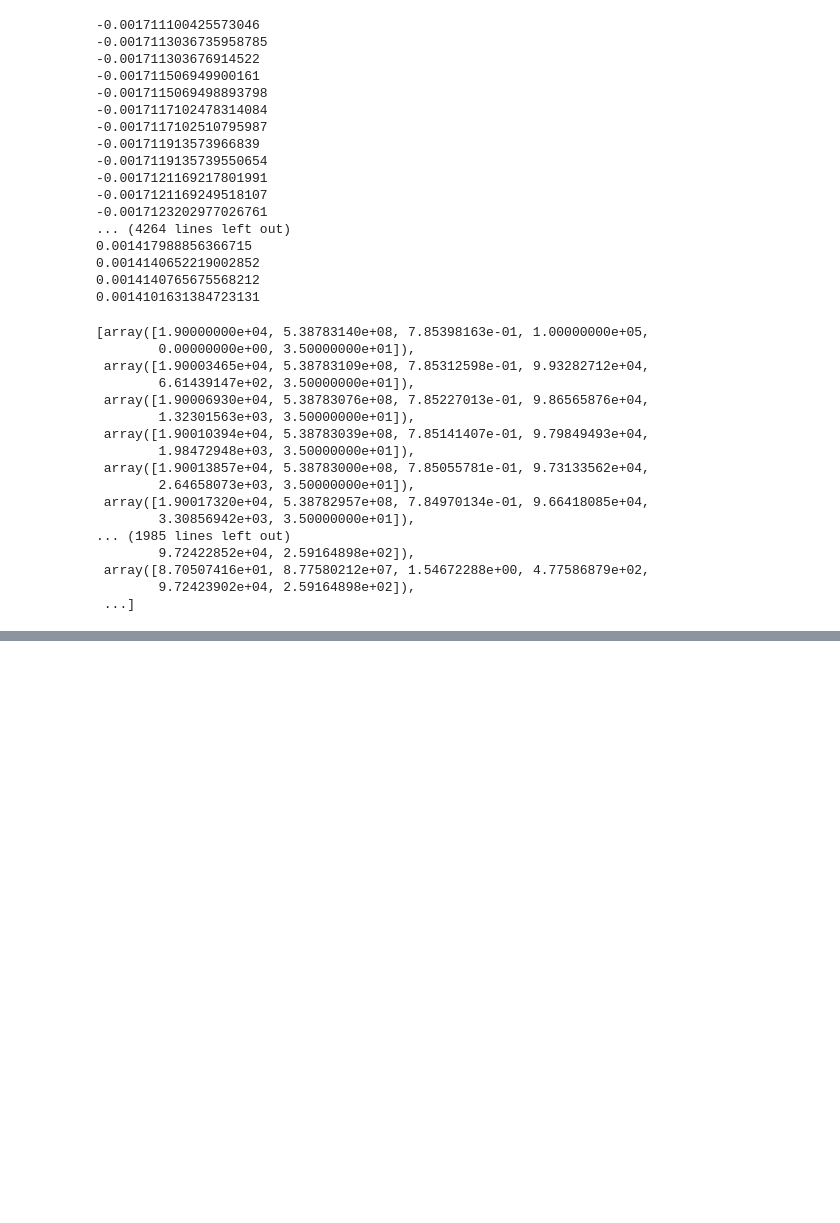
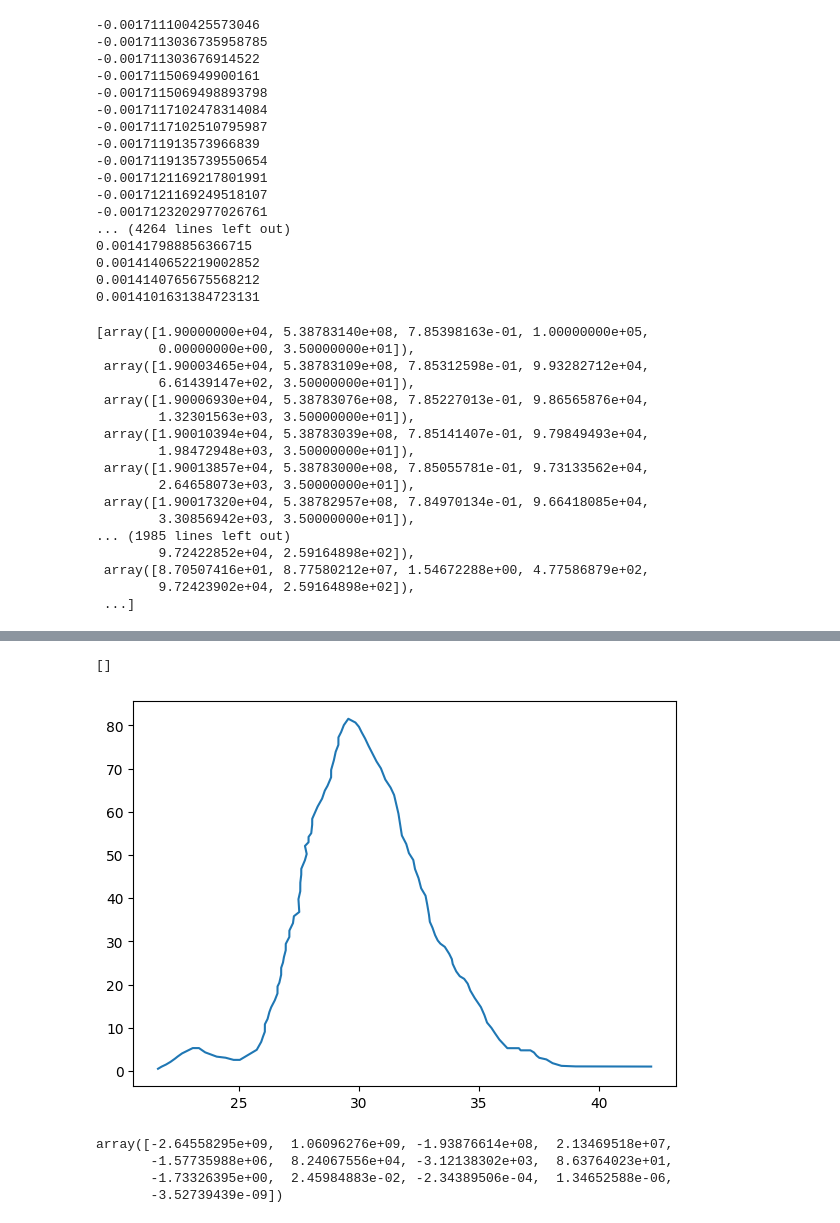
Before and after one commit to acse-zy622/ACS-1-Armageddon, a Jupyter notebook: armageddon/solver1.ipynb, the cells around one changed output, grey strips where cells are left out. Saved outputs shown, nothing was run; the diff lists cells and outputs as text; code cells hidden in the pictures; blank space fills up the shorter version.

```diff
--- a/armageddon/solver1.ipynb
+++ b/armageddon/solver1.ipynb
@@ -408,0 +331,7 @@ Index(['# Altitude (m)          Atmospheric Density (kg/m3)'], dtype='object')
+# %%
+fig, ax1 = plt.subplots(1, 1, figsize=(7, 5))
+ax1.plot(chel['Height (km)'],chel['Energy Per Unit Length (kt Km^-1)'],)
+ax1.plot()
+# %% [output]
+[]
+[figure, added]
@@ -408,0 +353,8 @@ Index(['# Altitude (m)          Atmospheric Density (kg/m3)'], dtype='object')
+# %%
+from numpy.polynomial.polynomial import Polynomial
+Polynomial(poly.coef[::-1]).coef
+# %% [output]
+array([-2.64558295e+09,  1.06096276e+09, -1.93876614e+08,  2.13469518e+07,
+       -1.57735988e+06,  8.24067556e+04, -3.12138302e+03,  8.63764023e+01,
+       -1.73326395e+00,  2.45984883e-02, -2.34389506e-04,  1.34652588e-06,
+       -3.52739439e-09])
```
Also changed, not shown: parts of 78 cells of this notebook, 1 other file.
